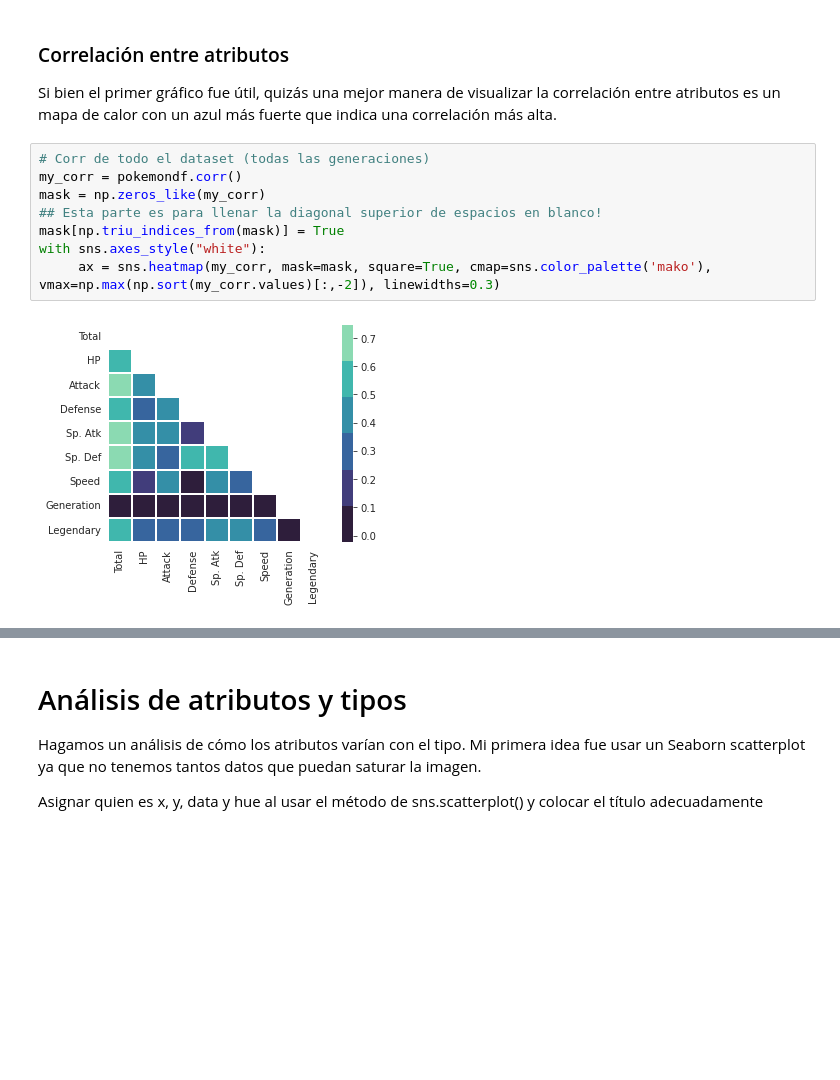
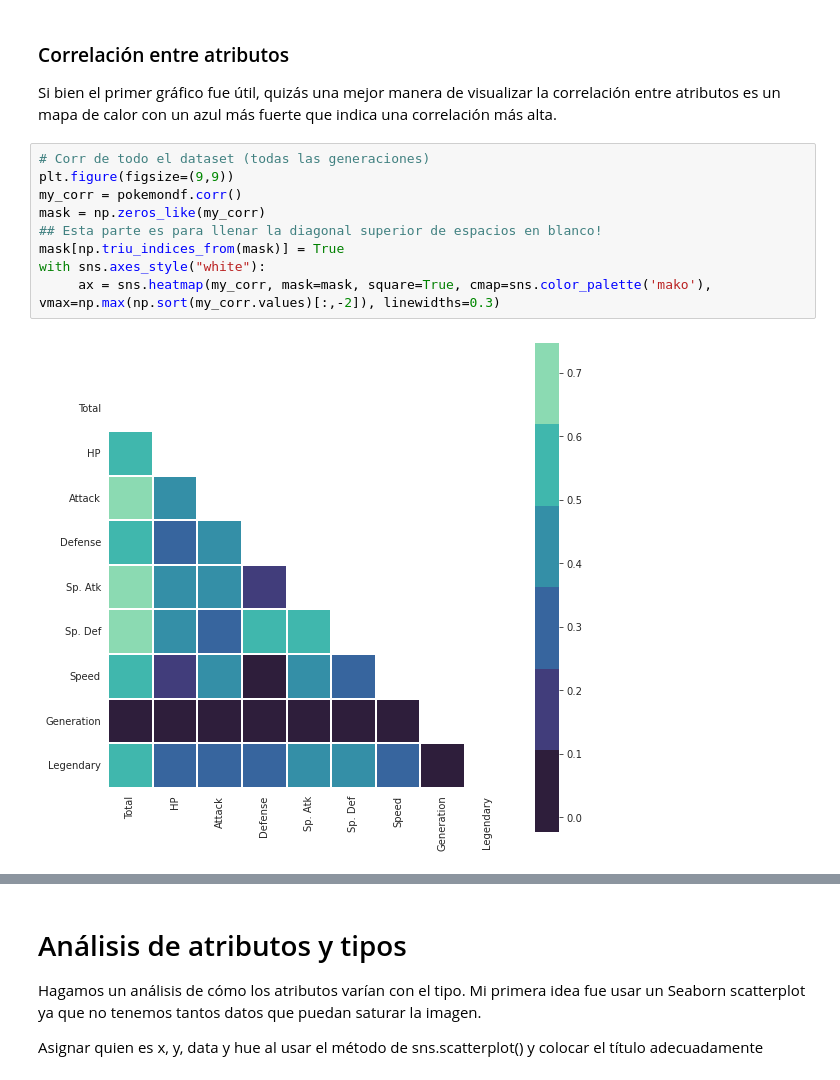
Before and after one commit to SalRmz/DCDP, a Jupyter notebook: 01 Programación en Python/notebooks/exercises/Practica_Final_EDA_WoAns.ipynb, the cells around one changed output, grey strips where cells are left out. Saved outputs shown, nothing was run; the diff lists cells and outputs as text; blank space fills up the shorter version.

```diff
--- a/01 Programación en Python/notebooks/exercises/Practica_Final_EDA_WoAns.ipynb
+++ b/01 Programación en Python/notebooks/exercises/Practica_Final_EDA_WoAns.ipynb
@@ -243,13 +221,14 @@ This will become an error in seaborn v0.14.0; please update your code.
 Si bien el primer gráfico fue útil, quizás una mejor manera de visualizar la correlación entre atributos es un mapa de calor con un azul más fuerte que indica una correlación más alta.
 # %%
 # Corr de todo el dataset (todas las generaciones)
+plt.figure(figsize=(9,9))
 my_corr = pokemondf.corr()
 mask = np.zeros_like(my_corr)
 ## Esta parte es para llenar la diagonal superior de espacios en blanco!
 mask[np.triu_indices_from(mask)] = True
 with sns.axes_style("white"):
      ax = sns.heatmap(my_corr, mask=mask, square=True, cmap=sns.color_palette('mako'), vmax=np.max(np.sort(my_corr.values)[:,-2]), linewidths=0.3)
 # %% [output]
-[figure, old version]
+[figure, new version]
 # %%
 # Corr de gens 1 y 2
```
Also changed, not shown: parts of 19 cells of this notebook.
